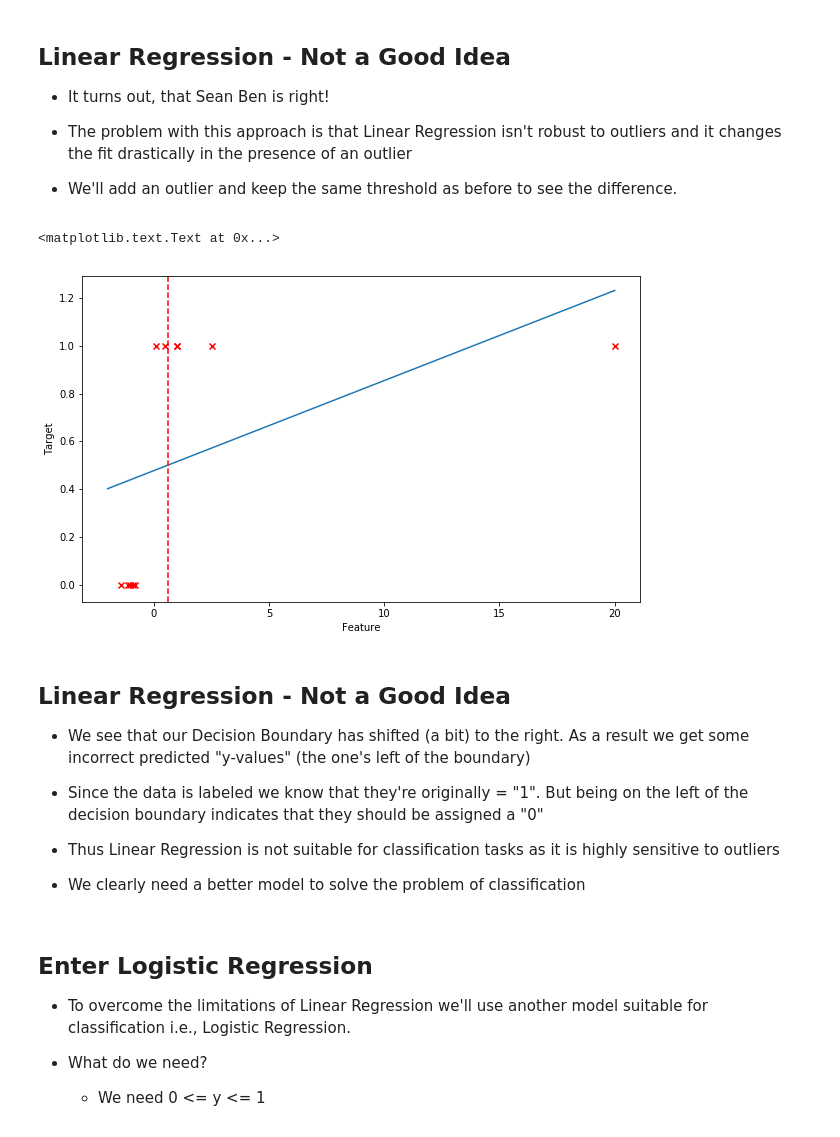
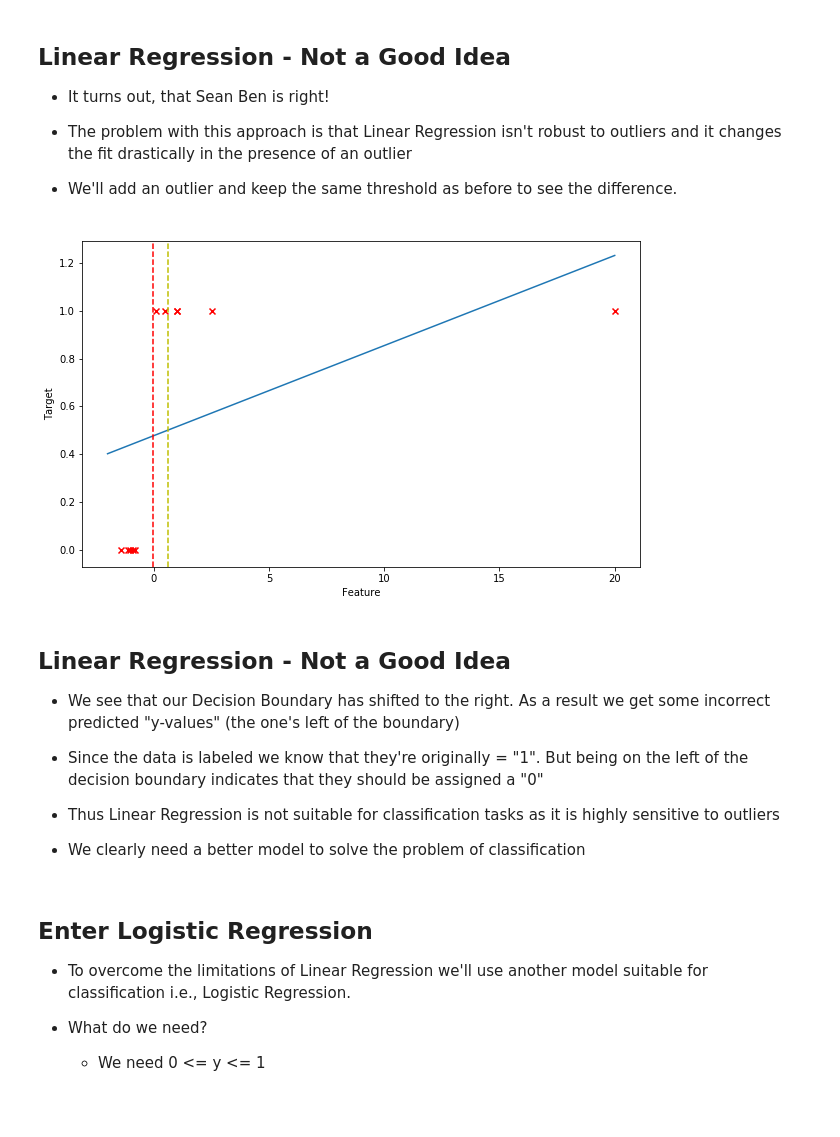
Before and after one commit to commit-live-students/logisitc_regression_in_class, a Jupyter notebook: notebooks/logisitc_regression_slides.ipynb, the cells around one changed output. Cells and saved outputs as stored; diff of their text form; code cells hidden in the pictures.

```diff
--- a/notebooks/logisitc_regression_slides.ipynb
+++ b/notebooks/logisitc_regression_slides.ipynb
@@ -142,10 +133,12 @@ plt.show()
 
 * Therefore, this vertical line (x = _ ) which separates the 2 classes (y = 1 & 0) ---> **Decision Boundary**
 # %%
+x_critical = (0.5 - lm.intercept_)/ lm.coef_
+
 plt.figure(figsize=(10,6))
 plt.scatter(X, y, c='r', marker='x')
 plt.plot(z, z_predict)
-plt.axvline(x=x_cri, color='r', linestyle='--')
+plt.axvline(x=x_critical, color='r', linestyle='--')
 plt.axhline(y=0.5, color='g', linestyle='--')
 plt.xlabel('Feature')
 plt.ylabel('Target')
@@ -175,21 +168,22 @@ lm = LinearRegression()
 lm.fit(X, y)
 z = np.linspace(-2, new_obs, 1000)
 z_predict = lm.intercept_ + (lm.coef_ * z)
-x_cri = (0.5 - lm.intercept_)/ lm.coef_
+x_critical2 = (0.5 - lm.intercept_)/ lm.coef_
 # %%
 plt.figure(figsize=(10,6))
 plt.scatter(X, y, c='r', marker='x')
 plt.plot(z, z_predict)
-plt.axvline(x=x_cri, color='r', linestyle='--')
+plt.axvline(x=x_critical, color='r', linestyle='--')
+plt.axvline(x=x_critical2, color='y', linestyle='--')
 plt.xlabel('Feature')
 plt.ylabel('Target')
+plt.show()
 # %% [output]
-<matplotlib.text.Text at 0x...>
-[figure, old version]
+[figure, new version]
 # %% [markdown]
 ## Linear Regression - Not a Good Idea
 
-* We see that our Decision Boundary has shifted (a bit) to the right. As a result we get some incorrect predicted "y-values" (the one's left of the boundary)
+* We see that our Decision Boundary has shifted to the right. As a result we get some incorrect predicted "y-values" (the one's left of the boundary)
 
 * Since the data is labeled we know that they're originally = "1". But being on the left of the decision boundary indicates that they should be assigned a "0"
 
```
Also changed, not shown: parts of 73 cells of this notebook, 13 other files.
